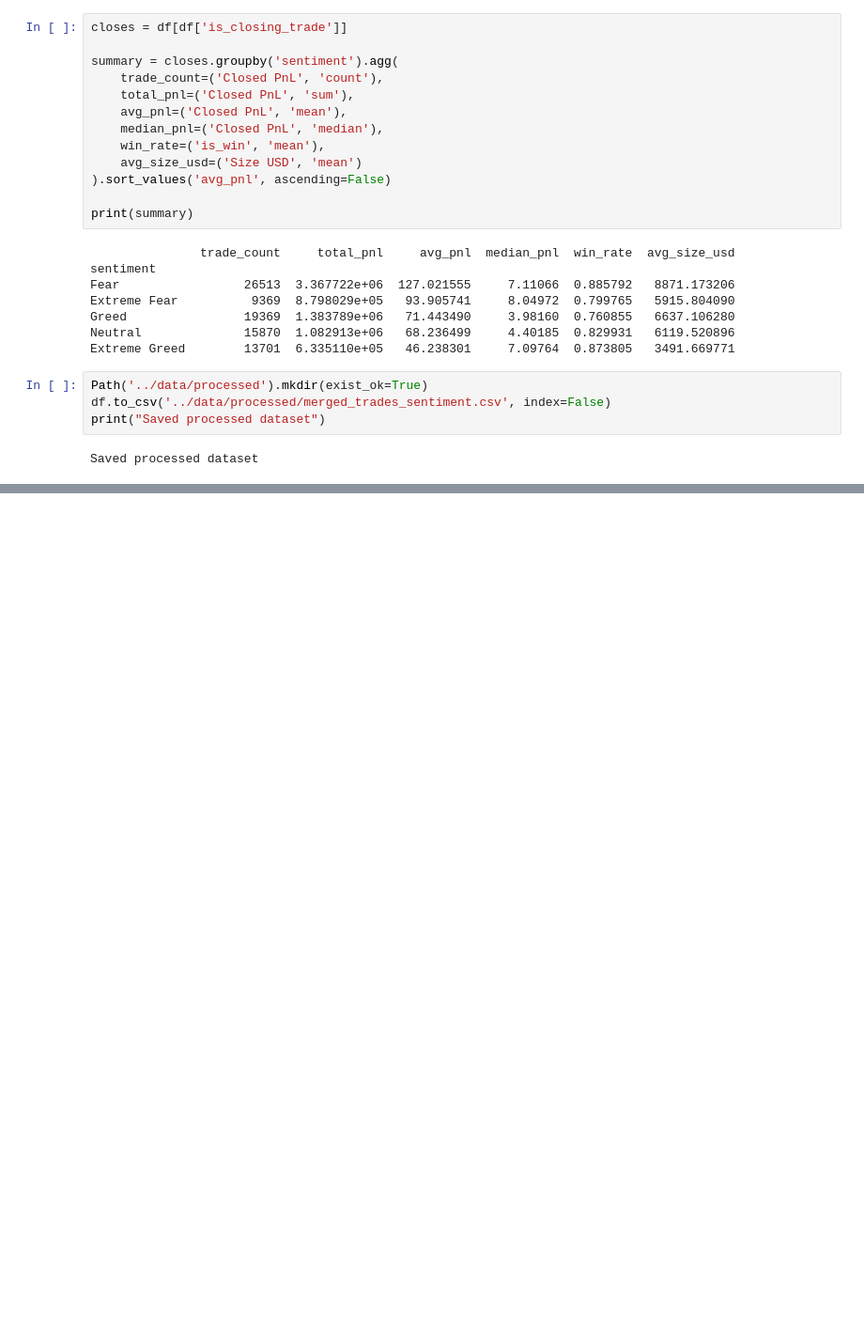
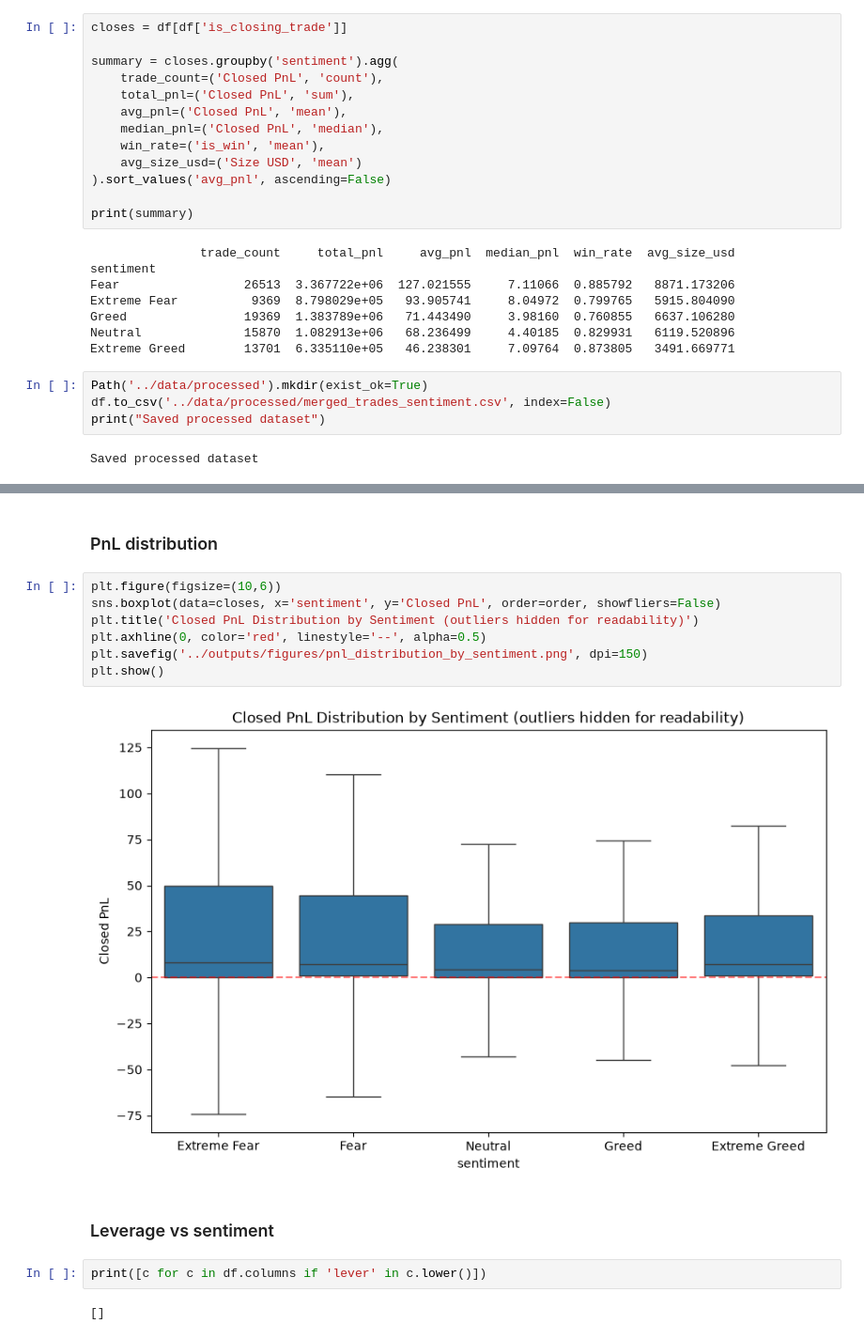
Before and after one commit to Tony-techno/crypto-sentiment-trader-performance, a Jupyter notebook: notebooks/01_data_exploration.ipynb, the cells around one changed output, grey strips where cells are left out. Shown at 94% size. Cells and saved outputs as stored; diff of their text form; blank space fills up the shorter version.

```diff
--- a/notebooks/01_data_exploration.ipynb
+++ b/notebooks/01_data_exploration.ipynb
@@ -281,0 +320,17 @@ Saved processed dataset
+# %% [markdown]
+### PnL distribution
+# %%
+plt.figure(figsize=(10,6))
+sns.boxplot(data=closes, x='sentiment', y='Closed PnL', order=order, showfliers=False)
+plt.title('Closed PnL Distribution by Sentiment (outliers hidden for readability)')
+plt.axhline(0, color='red', linestyle='--', alpha=0.5)
+plt.savefig('../outputs/figures/pnl_distribution_by_sentiment.png', dpi=150)
+plt.show()
+# %% [output]
+[figure, added]
+# %% [markdown]
+### Leverage vs sentiment
+# %%
+print([c for c in df.columns if 'lever' in c.lower()])
+# %% [output]
+[]
```
Also changed, not shown: parts of 5 cells of this notebook, 2 other files.
